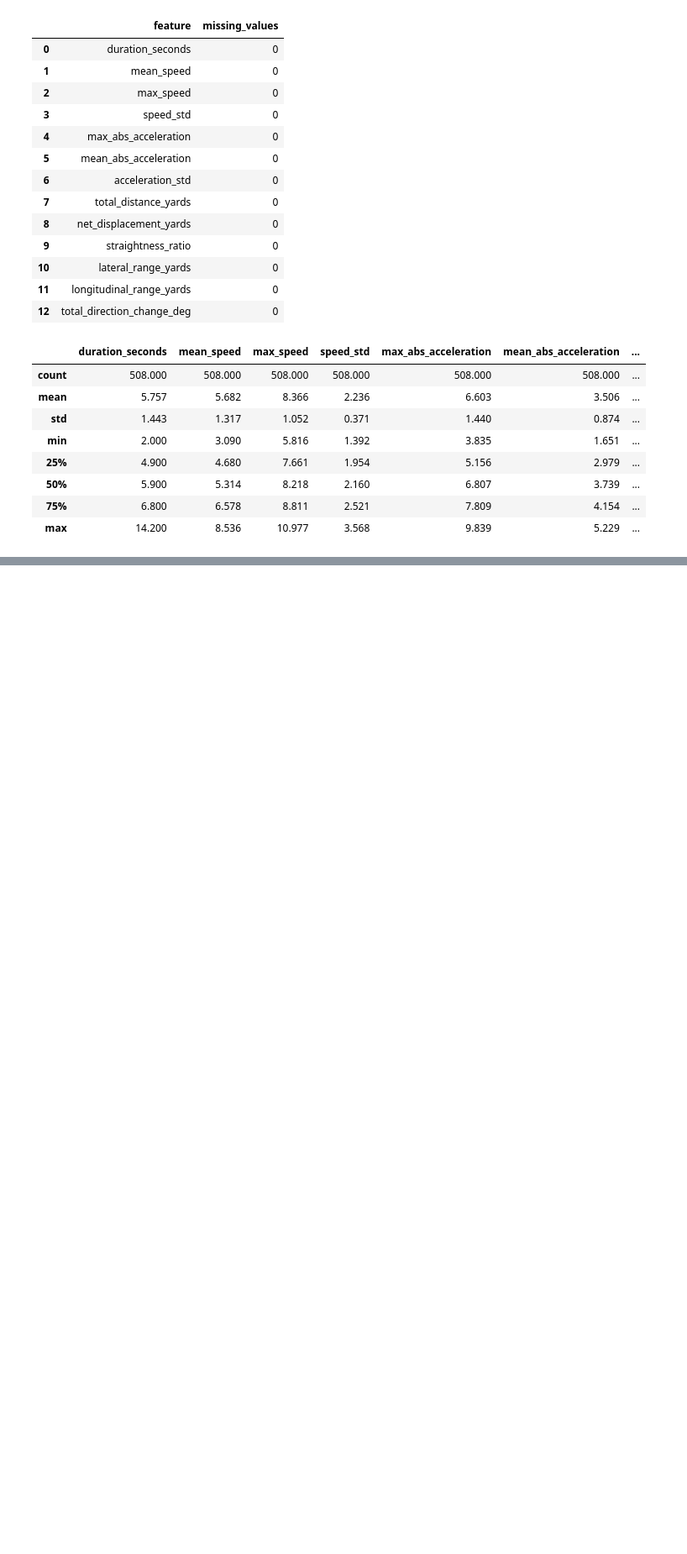
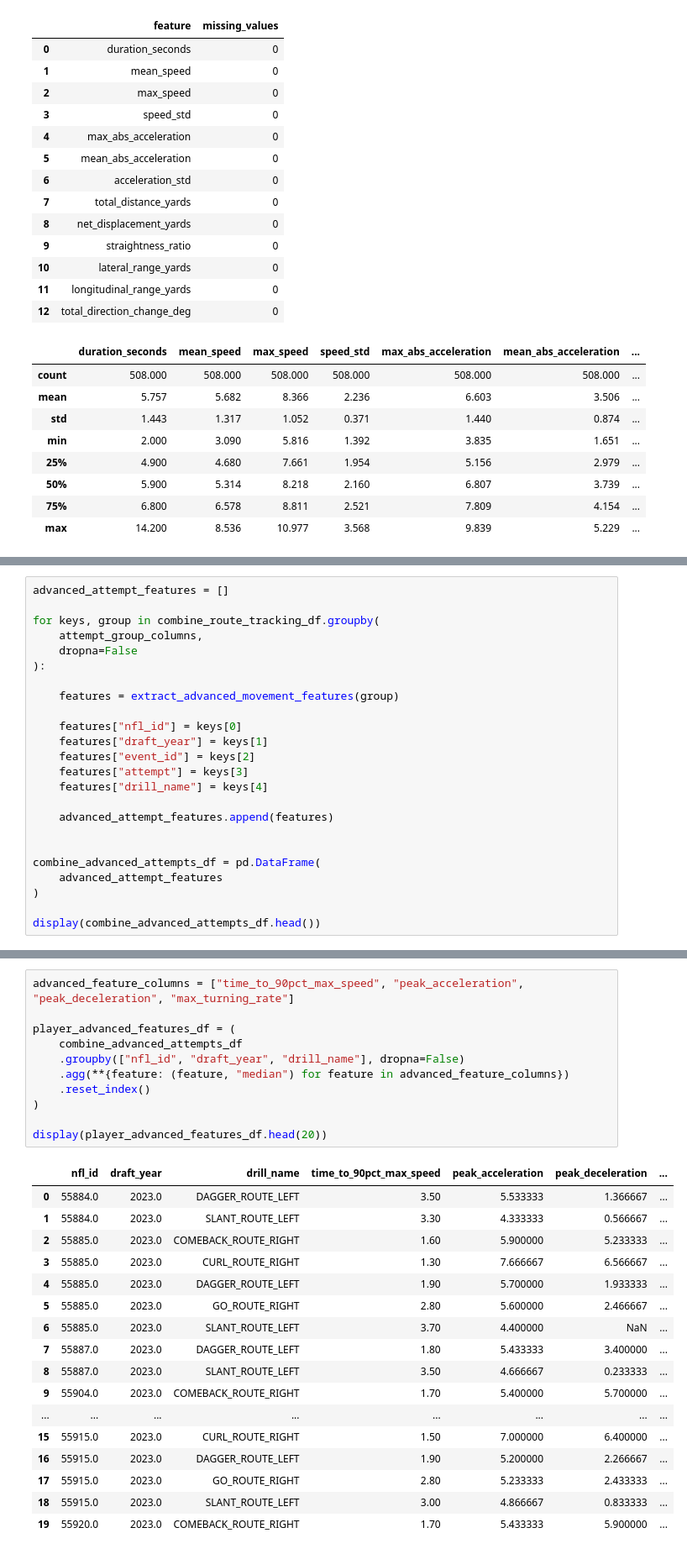
Before and after one commit to Alex-Phan-swin/AI-Big-Data-NFL-2027, a Jupyter notebook: nfl-big-data-bowl-2027-ap.ipynb, the cells around one changed output, grey strips where cells are left out. Shown at 84% size. Saved outputs shown, nothing was run; the diff lists cells and outputs as text; blank space fills up the shorter version.

```diff
--- a/nfl-big-data-bowl-2027-ap.ipynb
+++ b/nfl-big-data-bowl-2027-ap.ipynb
@@ -1125,0 +1863,24 @@ display(
+# %%
+advanced_attempt_features = []
+
+for keys, group in combine_route_tracking_df.groupby(
+    attempt_group_columns,
+    dropna=False
+):
+
+    features = extract_advanced_movement_features(group)
+
+    features["nfl_id"] = keys[0]
+    features["draft_year"] = keys[1]
+    features["event_id"] = keys[2]
+    features["attempt"] = keys[3]
+    features["drill_name"] = keys[4]
+
+    advanced_attempt_features.append(features)
+
+
+combine_advanced_attempts_df = pd.DataFrame(
+    advanced_attempt_features
+)
+
+display(combine_advanced_attempts_df.head())
@@ -1125,0 +1894,29 @@ display(
+# %%
+advanced_feature_columns = ["time_to_90pct_max_speed", "peak_acceleration", "peak_deceleration", "max_turning_rate"]
+
+player_advanced_features_df = (
+    combine_advanced_attempts_df
+    .groupby(["nfl_id", "draft_year", "drill_name"], dropna=False)
+    .agg(**{feature: (feature, "median") for feature in advanced_feature_columns})
+    .reset_index()
+)
+
+display(player_advanced_features_df.head(20))
+# %% [output]
+|  | nfl_id | draft_year | drill_name | time_to_90pct_max_speed | peak_acceleration | peak_deceleration | ... |
+| 0 | 55884.0 | 2023.0 | DAGGER_ROUTE_LEFT | 3.50 | 5.533333 | 1.366667 | ... |
+| 1 | 55884.0 | 2023.0 | SLANT_ROUTE_LEFT | 3.30 | 4.333333 | 0.566667 | ... |
+| 2 | 55885.0 | 2023.0 | COMEBACK_ROUTE_RIGHT | 1.60 | 5.900000 | 5.233333 | ... |
+| 3 | 55885.0 | 2023.0 | CURL_ROUTE_RIGHT | 1.30 | 7.666667 | 6.566667 | ... |
+| 4 | 55885.0 | 2023.0 | DAGGER_ROUTE_LEFT | 1.90 | 5.700000 | 1.933333 | ... |
+| 5 | 55885.0 | 2023.0 | GO_ROUTE_RIGHT | 2.80 | 5.600000 | 2.466667 | ... |
+| 6 | 55885.0 | 2023.0 | SLANT_ROUTE_LEFT | 3.70 | 4.400000 | NaN | ... |
+| 7 | 55887.0 | 2023.0 | DAGGER_ROUTE_LEFT | 1.80 | 5.433333 | 3.400000 | ... |
+| 8 | 55887.0 | 2023.0 | SLANT_ROUTE_LEFT | 3.50 | 4.666667 | 0.233333 | ... |
+| 9 | 55904.0 | 2023.0 | COMEBACK_ROUTE_RIGHT | 1.70 | 5.400000 | 5.700000 | ... |
+| ... | ... | ... | ... | ... | ... | ... | ... |
+| 15 | 55915.0 | 2023.0 | CURL_ROUTE_RIGHT | 1.50 | 7.000000 | 6.400000 | ... |
+| 16 | 55915.0 | 2023.0 | DAGGER_ROUTE_LEFT | 1.90 | 5.200000 | 2.266667 | ... |
+| 17 | 55915.0 | 2023.0 | GO_ROUTE_RIGHT | 2.80 | 5.233333 | 2.433333 | ... |
+| 18 | 55915.0 | 2023.0 | SLANT_ROUTE_LEFT | 3.00 | 4.866667 | 0.833333 | ... |
+| 19 | 55920.0 | 2023.0 | COMEBACK_ROUTE_RIGHT | 1.70 | 5.433333 | 5.900000 | ... |
```
Also changed, not shown: parts of 17 cells of this notebook.
